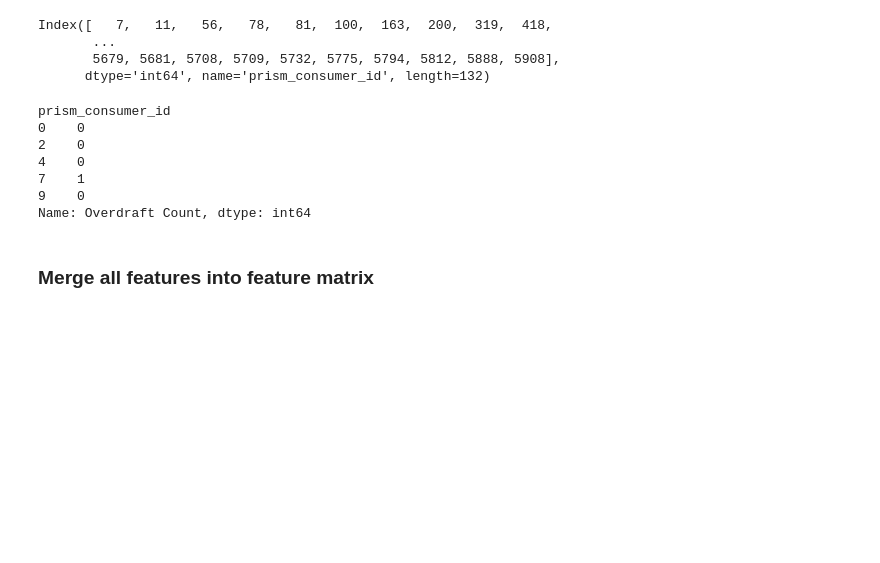
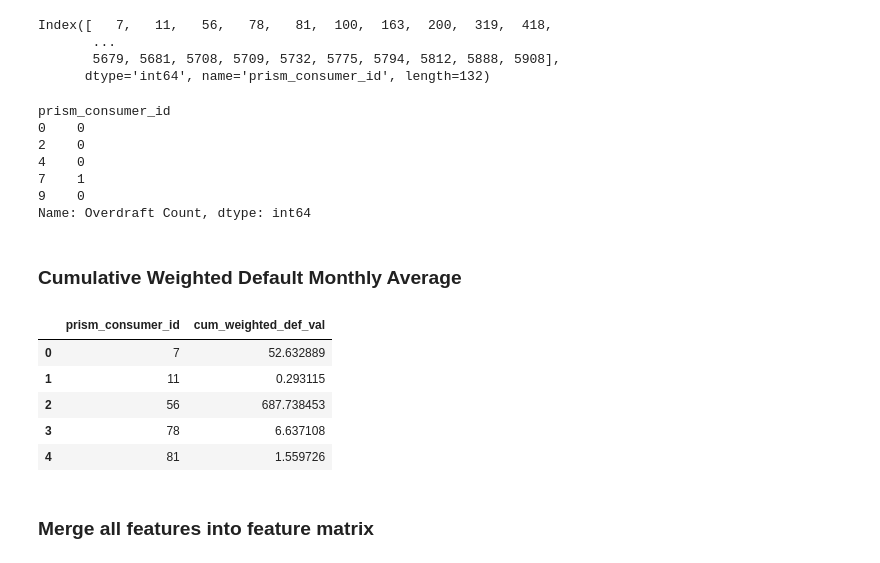
Before and after one commit to JiaDarren/DSC_180A, a Jupyter notebook: notebooks/risk_predictor.ipynb, the cells around one changed output. Drawn from its saved outputs; the diff is of its cells as text; code cells hidden in the pictures; blank space fills up the shorter version.

```diff
--- a/notebooks/risk_predictor.ipynb
+++ b/notebooks/risk_predictor.ipynb
@@ -581,6 +587,56 @@ prism_consumer_id
 7    1
 9    0
 Name: Overdraft Count, dtype: int64
+# %% [markdown]
+### Cumulative Weighted Default Monthly Average
+# %%
+def add_outflow_ages(outflows):
+    outflows = outflows.copy()
+    outflows = outflows.merge(cons[['prism_consumer_id', 'evaluation_date']], on='prism_consumer_id', how='outer').dropna()
+
+    outflows['posted_month'] = pd.to_datetime(outflows['posted_date']).dt.month
+    outflows['posted_year'] = pd.to_datetime(outflows['posted_date']).dt.year
+    outflows['posted_date_id'] = 12 * (outflows['posted_year'] - min(outflows['posted_year'])) + outflows['posted_month']
+
+    outflows['eval_month'] = pd.to_datetime(outflows['evaluation_date']).dt.month
+    outflows['eval_year'] = pd.to_datetime(outflows['evaluation_date']).dt.year
+    outflows['eval_date_id'] = 12 * (outflows['eval_year'] - min(outflows['posted_year'])) + outflows['eval_month']
+
+    outflows['age'] = (outflows['evaluation_date'] - outflows['posted_date']).apply(lambda x: x.days)
+    outflows['month_age'] = outflows['eval_date_id'] - outflows['posted_date_id']
+    return outflows
+# %%
+def get_cum_weighted_def_val(outflows):
+    outflows = add_outflow_ages(outflows)
+
+    overdraft_outflows = (
+        outflows[outflows['category_description'] == 'OVERDRAFT']
+        [['prism_consumer_id', 'amount', 'age', 'month_age']]
+    )
+
+    overdraft_outflows['cum_weighted_def_val'] = (overdraft_outflows['amount'] / (1 + np.power(np.e, (overdraft_outflows['age'] / 30))))
+
+    features_by_month = (
+        overdraft_outflows.groupby(['prism_consumer_id','month_age'])
+        .sum()
+        .reset_index()
+        .groupby('prism_consumer_id')[['cum_weighted_def_val']]
+        .sum()
+        .merge(cons[['prism_consumer_id']], on='prism_consumer_id', how='outer')
+        .fillna(0.0)
+    )
+    return features_by_month
+
+cum_weighted_def_val = get_cum_weighted_def_val(outflows)
+features.append(cum_weighted_def_val)
+cum_weighted_def_val.head()
+# %% [output]
+|  | prism_consumer_id | cum_weighted_def_val |
+| 0 | 7 | 52.632889 |
+| 1 | 11 | 0.293115 |
+| 2 | 56 | 687.738453 |
+| 3 | 78 | 6.637108 |
+| 4 | 81 | 1.559726 |
 # %% [markdown]
 ### Merge all features into feature matrix
 # %%
```
Also changed, not shown: parts of 19 cells of this notebook, 1 other file.
